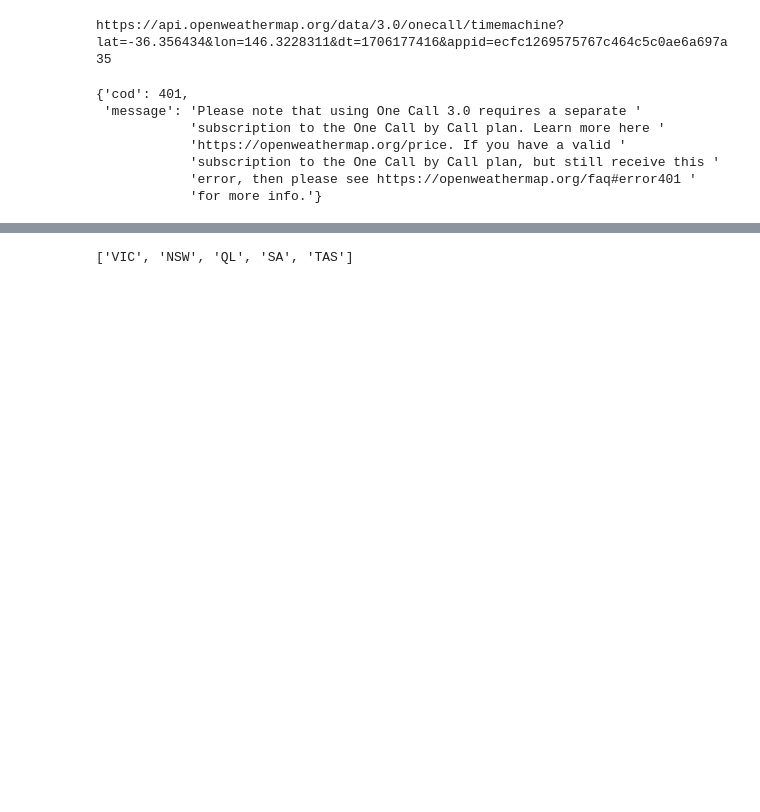
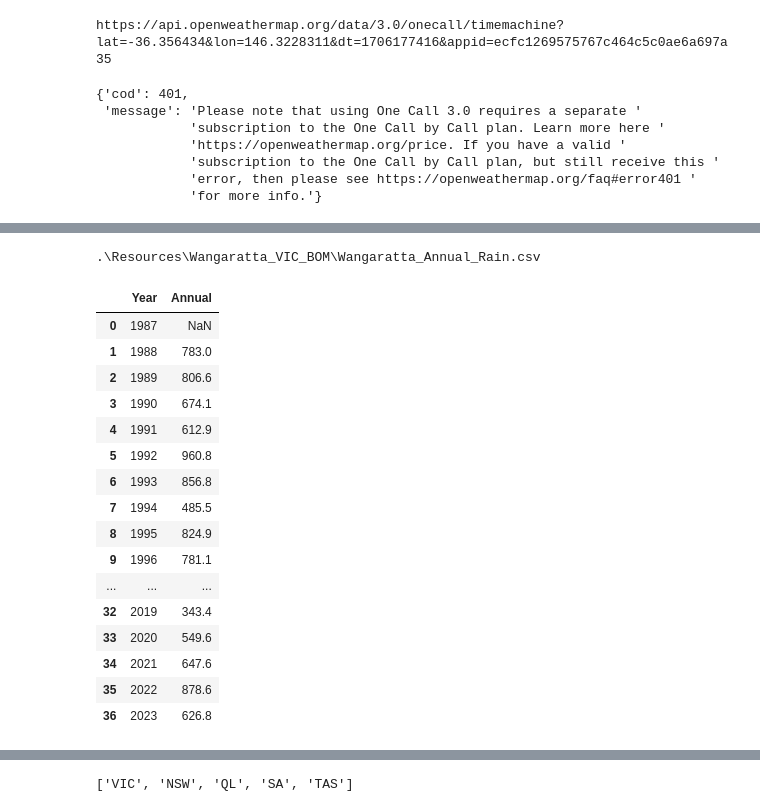
Before and after one commit to B-osborne1/project-one, a Jupyter notebook: project_main_script.ipynb, the cells around one changed output, grey strips where cells are left out. Drawn from its saved outputs; the diff is of its cells as text; code cells hidden in the pictures; blank space fills up the shorter version.

```diff
--- a/project_main_script.ipynb
+++ b/project_main_script.ipynb
@@ -466,0 +375,28 @@ with open(csvpath, 'r', newline='') as file:
+# %%
+#Wangaratta Rain
+csvpath = os.path.join('.','Resources', 'Wangaratta_VIC_BOM', 'Wangaratta_Annual_Rain.csv')
+df = pd.read_csv(csvpath)
+print(csvpath)
+
+df = df[['Year','Annual']]
+
+df
+# %% [output]
+.\Resources\Wangaratta_VIC_BOM\Wangaratta_Annual_Rain.csv
+|  | Year | Annual |
+| 0 | 1987 | NaN |
+| 1 | 1988 | 783.0 |
+| 2 | 1989 | 806.6 |
+| 3 | 1990 | 674.1 |
+| 4 | 1991 | 612.9 |
+| 5 | 1992 | 960.8 |
+| 6 | 1993 | 856.8 |
+| 7 | 1994 | 485.5 |
+| 8 | 1995 | 824.9 |
+| 9 | 1996 | 781.1 |
+| ... | ... | ... |
+| 32 | 2019 | 343.4 |
+| 33 | 2020 | 549.6 |
+| 34 | 2021 | 647.6 |
+| 35 | 2022 | 878.6 |
+| 36 | 2023 | 626.8 |
```
Also changed, not shown: parts of 18 cells of this notebook.
